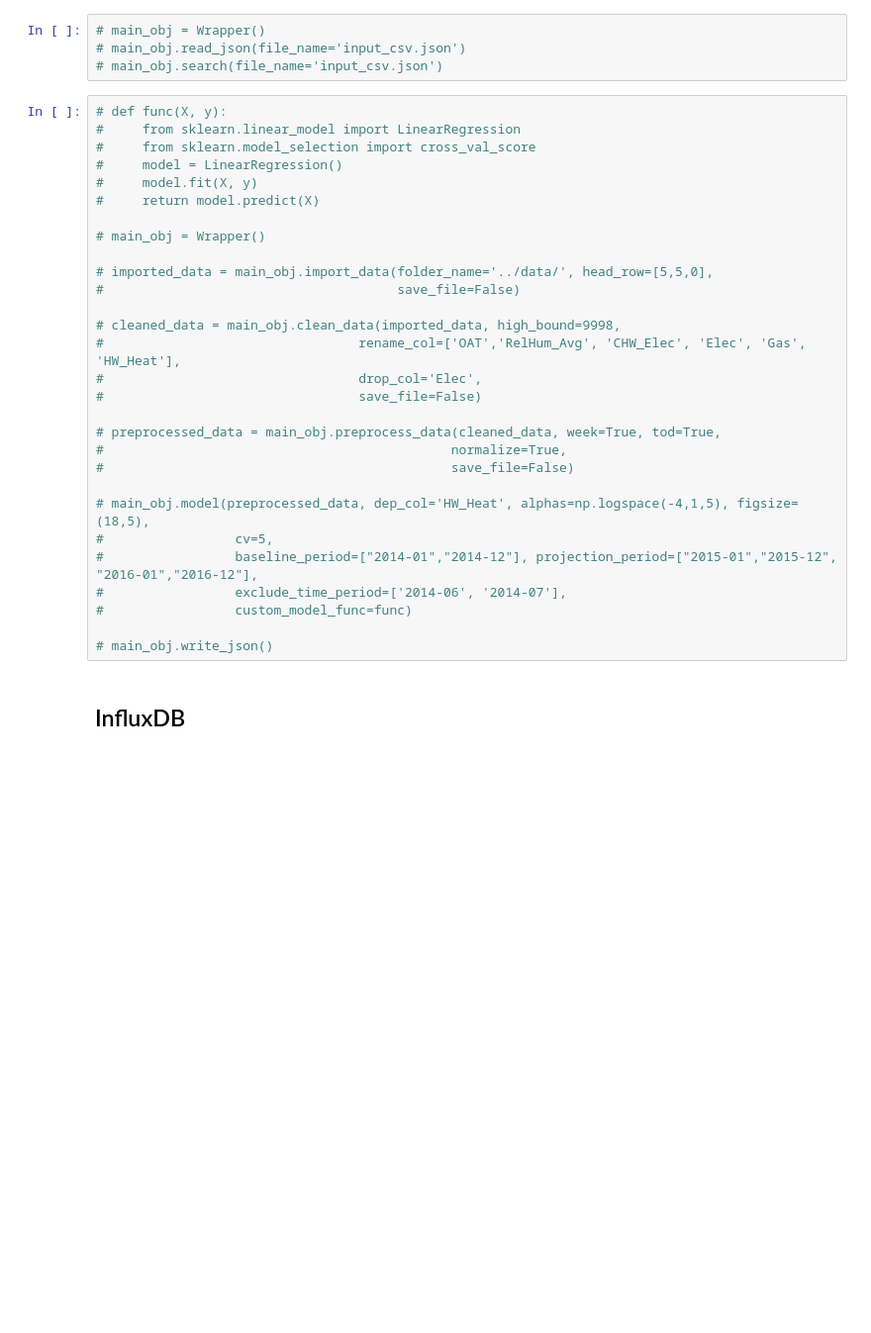
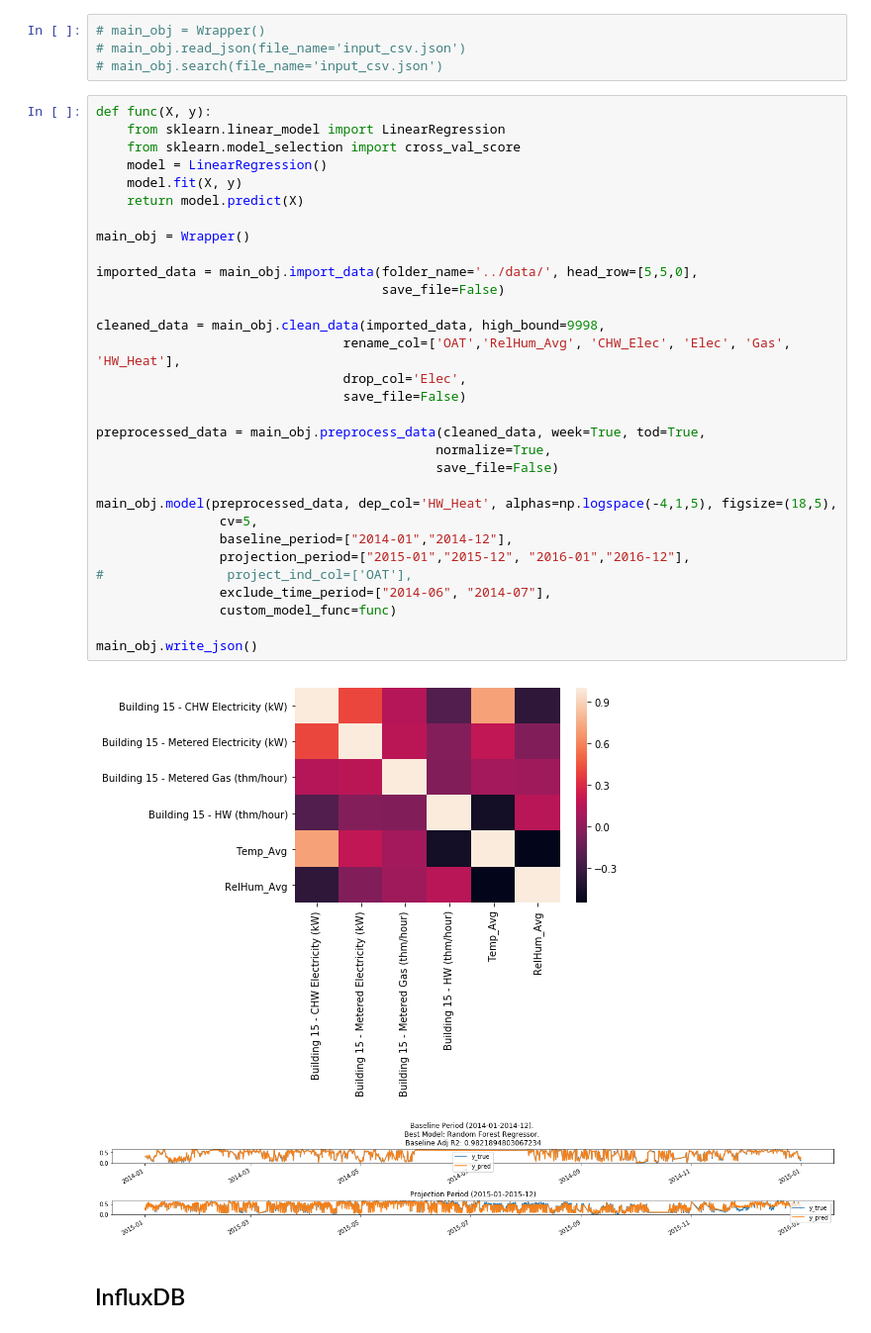
Before and after one commit to phgupta/Energy_Analytics, a Jupyter notebook: Energy_Analytics/Main.ipynb, the cells around one changed output. Shown at 99% size. Cells and saved outputs as stored; diff of their text form; blank space fills up the shorter version.

```diff
--- a/Energy_Analytics/Main.ipynb
+++ b/Energy_Analytics/Main.ipynb
@@ -15,34 +15,39 @@ from Influx_Dataframe_Client import Influx_Dataframe_Client
 # main_obj.read_json(file_name='input_csv.json')
 # main_obj.search(file_name='input_csv.json')
 # %%
-# def func(X, y):
-#     from sklearn.linear_model import LinearRegression
-#     from sklearn.model_selection import cross_val_score
-#     model = LinearRegression()
-#     model.fit(X, y)
-#     return model.predict(X)
+def func(X, y):
+    from sklearn.linear_model import LinearRegression
+    from sklearn.model_selection import cross_val_score
+    model = LinearRegression()
+    model.fit(X, y)
+    return model.predict(X)
 
-# main_obj = Wrapper()
+main_obj = Wrapper()
 
-# imported_data = main_obj.import_data(folder_name='../data/', head_row=[5,5,0],
-#                                      save_file=False)
+imported_data = main_obj.import_data(folder_name='../data/', head_row=[5,5,0],
+                                     save_file=False)
 
-# cleaned_data = main_obj.clean_data(imported_data, high_bound=9998,
-#                                 rename_col=['OAT','RelHum_Avg', 'CHW_Elec', 'Elec', 'Gas', 'HW_Heat'],
-#                                 drop_col='Elec',
-#                                 save_file=False)
+cleaned_data = main_obj.clean_data(imported_data, high_bound=9998,
+                                rename_col=['OAT','RelHum_Avg', 'CHW_Elec', 'Elec', 'Gas', 'HW_Heat'],
+                                drop_col='Elec',
+                                save_file=False)
 
-# preprocessed_data = main_obj.preprocess_data(cleaned_data, week=True, tod=True,
-#                                             normalize=True,
-#                                             save_file=False)
+preprocessed_data = main_obj.preprocess_data(cleaned_data, week=True, tod=True,
+                                            normalize=True,
+                                            save_file=False)
 
-# main_obj.model(preprocessed_data, dep_col='HW_Heat', alphas=np.logspace(-4,1,5), figsize=(18,5),
-#                 cv=5,
-#                 baseline_period=["2014-01","2014-12"], projection_period=["2015-01","2015-12", "2016-01","2016-12"],
-#                 exclude_time_period=['2014-06', '2014-07'],
-#                 custom_model_func=func)
+main_obj.model(preprocessed_data, dep_col='HW_Heat', alphas=np.logspace(-4,1,5), figsize=(18,5),
+                cv=5,
+                baseline_period=["2014-01","2014-12"],
+                projection_period=["2015-01","2015-12", "2016-01","2016-12"],
+#                project_ind_col=['OAT'],
+                exclude_time_period=["2014-06", "2014-07"],
+                custom_model_func=func)
 
-# main_obj.write_json()
+main_obj.write_json()
+# %% [output]
+[figure, added]
+[figure, added]
 # %% [markdown]
 ## InfluxDB
 # %%
```
Also changed, not shown: 3 other files.
